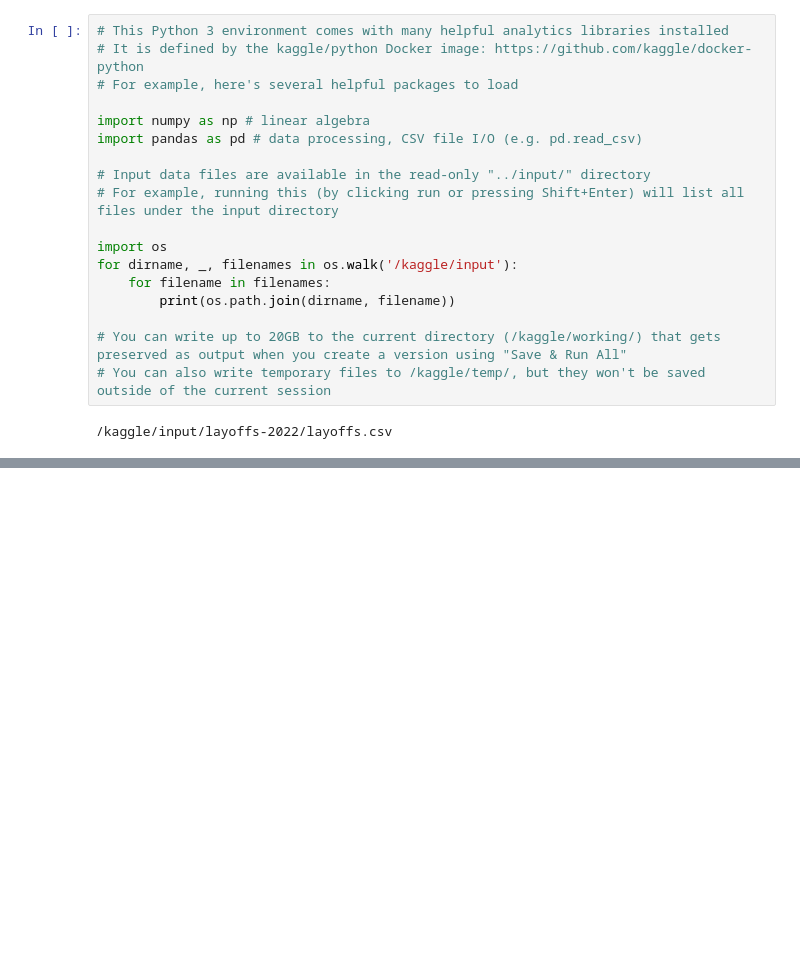
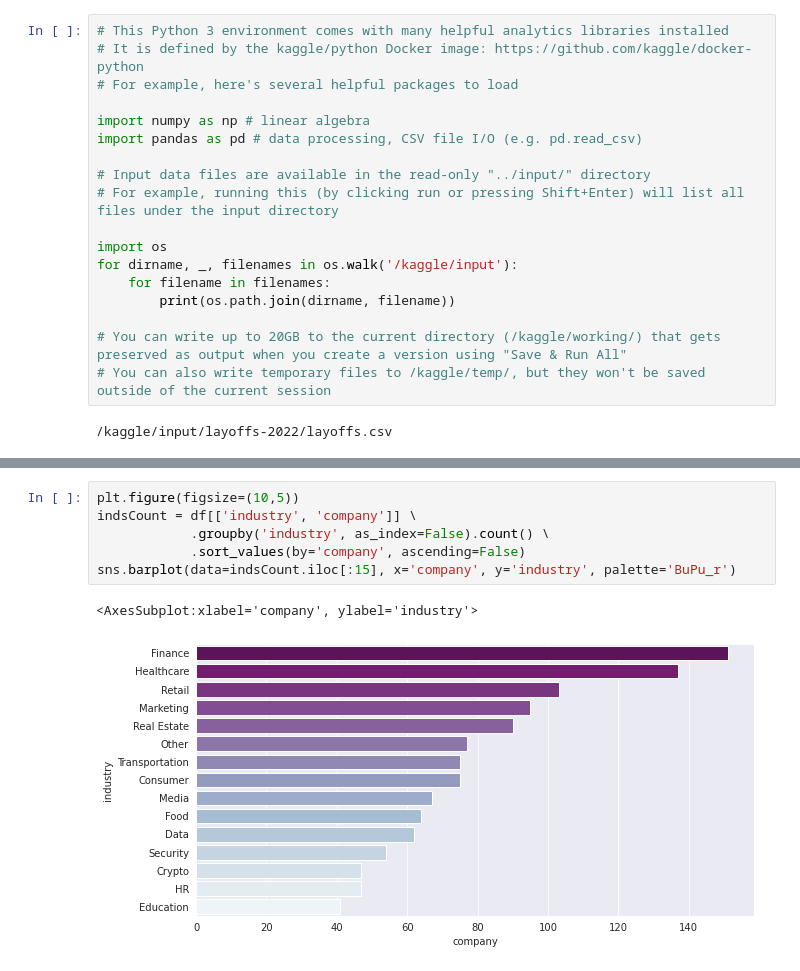
Before and after one commit to Maia97/layoffs-2022-analysis, a Jupyter notebook: layoffs-2022-analysis.ipynb, the cells around one changed output, grey strips where cells are left out. Saved outputs shown, nothing was run; the diff lists cells and outputs as text; blank space fills up the shorter version.

```diff
--- a/layoffs-2022-analysis.ipynb
+++ b/layoffs-2022-analysis.ipynb
@@ -90,0 +112,9 @@ df.shape
+# %%
+plt.figure(figsize=(10,5))
+indsCount = df[['industry', 'company']] \
+            .groupby('industry', as_index=False).count() \
+            .sort_values(by='company', ascending=False)
+sns.barplot(data=indsCount.iloc[:15], x='company', y='industry', palette='BuPu_r')
+# %% [output]
+<AxesSubplot:xlabel='company', ylabel='industry'>
+[figure, added]
```
Also changed, not shown: parts of 23 cells of this notebook.
